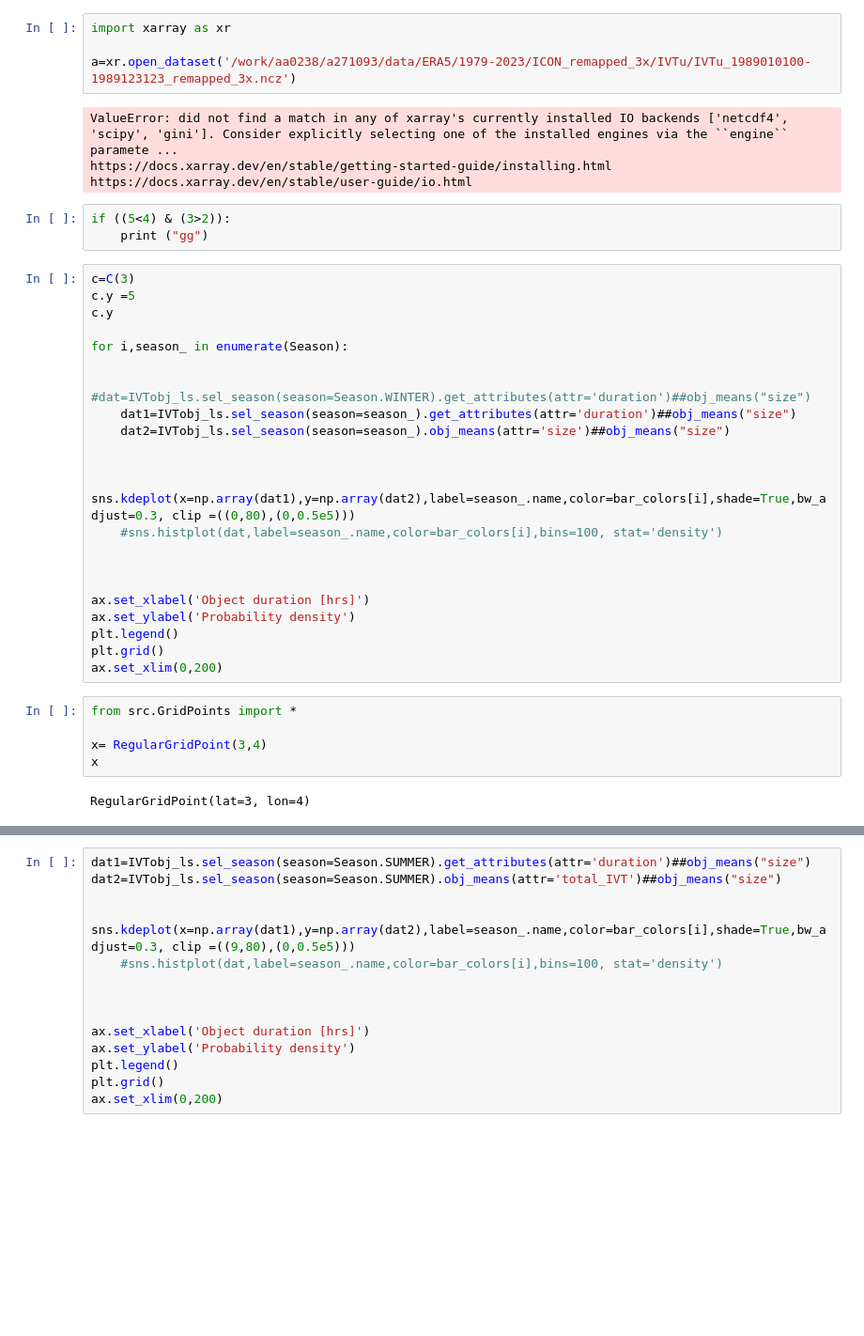
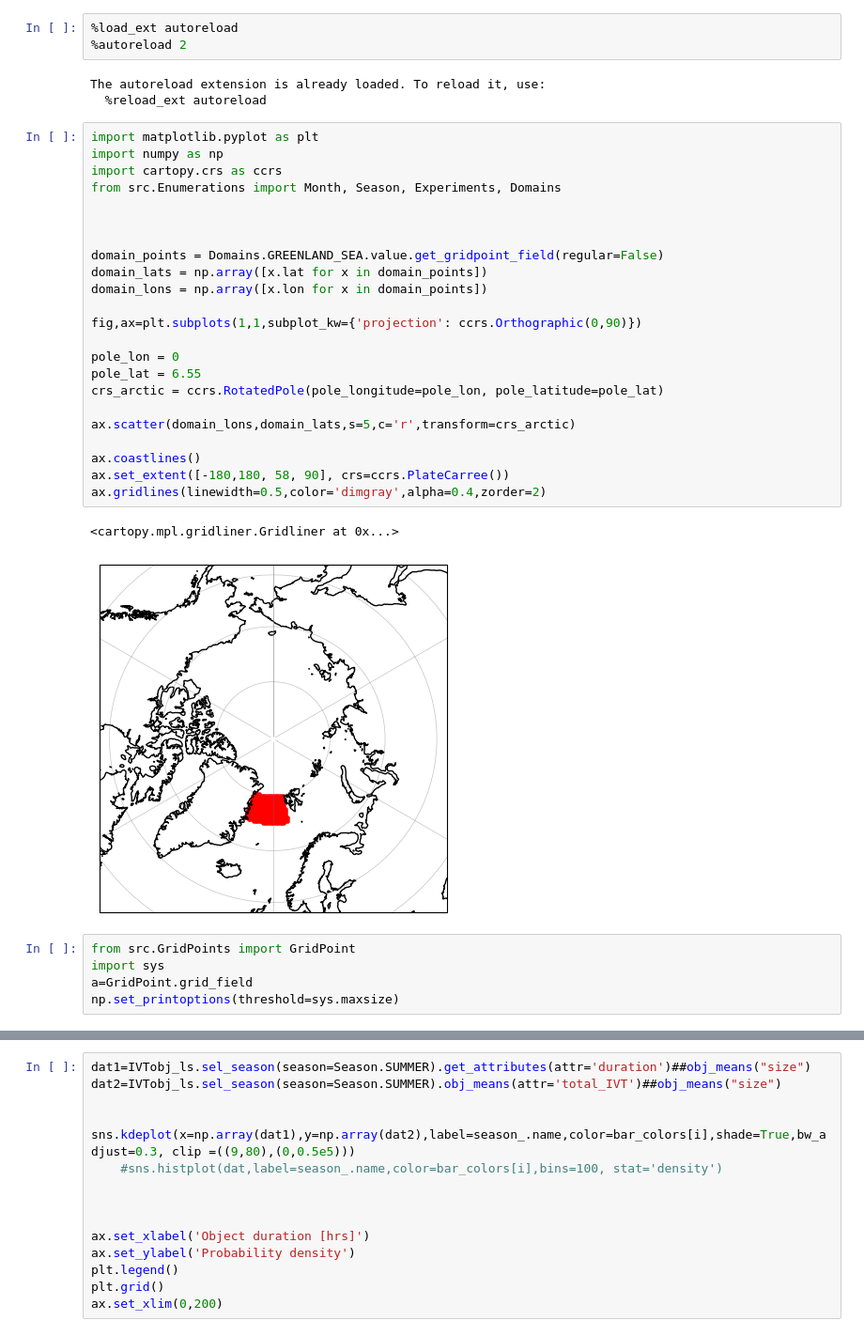
Before and after one commit to jobo95/MOAAP, a Jupyter notebook: Notebooks/playaround.ipynb, the cells around one changed output, grey strips where cells are left out. Shown at 94% size. Saved outputs shown, nothing was run; the diff lists cells and outputs as text; blank space fills up the shorter version.

```diff
--- a/Notebooks/playaround.ipynb
+++ b/Notebooks/playaround.ipynb
@@ -1,40 +1,37 @@
 # %%
-import xarray as xr
-
-a=xr.open_dataset('/work/aa0238/a271093/data/ERA5/1979-2023/ICON_remapped_3x/IVTu/IVTu_1989010100-1989123123_remapped_3x.ncz')
+%load_ext autoreload
+%autoreload 2
 # %% [output]
-ValueError: did not find a match in any of xarray's currently installed IO backends ['netcdf4', 'scipy', 'gini']. Consider explicitly selecting one of the installed engines via the ``engine`` paramete ...
-https://docs.xarray.dev/en/stable/getting-started-guide/installing.html
-https://docs.xarray.dev/en/stable/user-guide/io.html
+The autoreload extension is already loaded. To reload it, use:
+  %reload_ext autoreload
 # %%
-if ((5<4) & (3>2)):
-    print ("gg")
+import matplotlib.pyplot as plt
+import numpy as np
+import cartopy.crs as ccrs
+from src.Enumerations import Month, Season, Experiments, Domains
+
+
+
+domain_points = Domains.GREENLAND_SEA.value.get_gridpoint_field(regular=False)
+domain_lats = np.array([x.lat for x in domain_points])
+domain_lons = np.array([x.lon for x in domain_points])
+
+fig,ax=plt.subplots(1,1,subplot_kw={'projection': ccrs.Orthographic(0,90)})
+
+pole_lon = 0
+pole_lat = 6.55
+crs_arctic = ccrs.RotatedPole(pole_longitude=pole_lon, pole_latitude=pole_lat)
+
+ax.scatter(domain_lons,domain_lats,s=5,c='r',transform=crs_arctic)
+
+ax.coastlines()
+ax.set_extent([-180,180, 58, 90], crs=ccrs.PlateCarree())
+ax.gridlines(linewidth=0.5,color='dimgray',alpha=0.4,zorder=2)
+# %% [output]
+<cartopy.mpl.gridliner.Gridliner at 0x...>
+[figure, added]
 # %%
-c=C(3)
-c.y =5
-c.y
-
-for i,season_ in enumerate(Season):
-
-    #dat=IVTobj_ls.sel_season(season=Season.WINTER).get_attributes(attr='duration')##obj_means("size")
-    dat1=IVTobj_ls.sel_season(season=season_).get_attributes(attr='duration')##obj_means("size")
-    dat2=IVTobj_ls.sel_season(season=season_).obj_means(attr='size')##obj_means("size")
-
-
-    sns.kdeplot(x=np.array(dat1),y=np.array(dat2),label=season_.name,color=bar_colors[i],shade=True,bw_adjust=0.3, clip =((0,80),(0,0.5e5)))
-    #sns.histplot(dat,label=season_.name,color=bar_colors[i],bins=100, stat='density')
-
-
-
-ax.set_xlabel('Object duration [hrs]')
-ax.set_ylabel('Probability density')
-plt.legend()
-plt.grid()
-ax.set_xlim(0,200)
+from src.GridPoints import GridPoint
+import sys
+a=GridPoint.grid_field
+np.set_printoptions(threshold=sys.maxsize)
-# %%
-from src.GridPoints import *
-
-x= RegularGridPoint(3,4)
-x
-# %% [output]
-RegularGridPoint(lat=3, lon=4)
```
Also changed, not shown: parts of 3 cells of this notebook, 10 other files.
